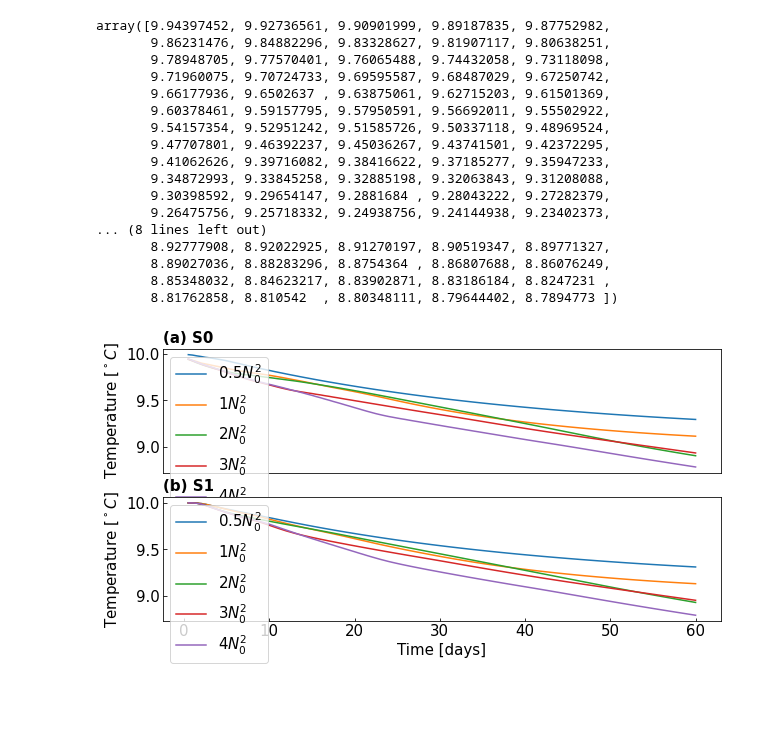
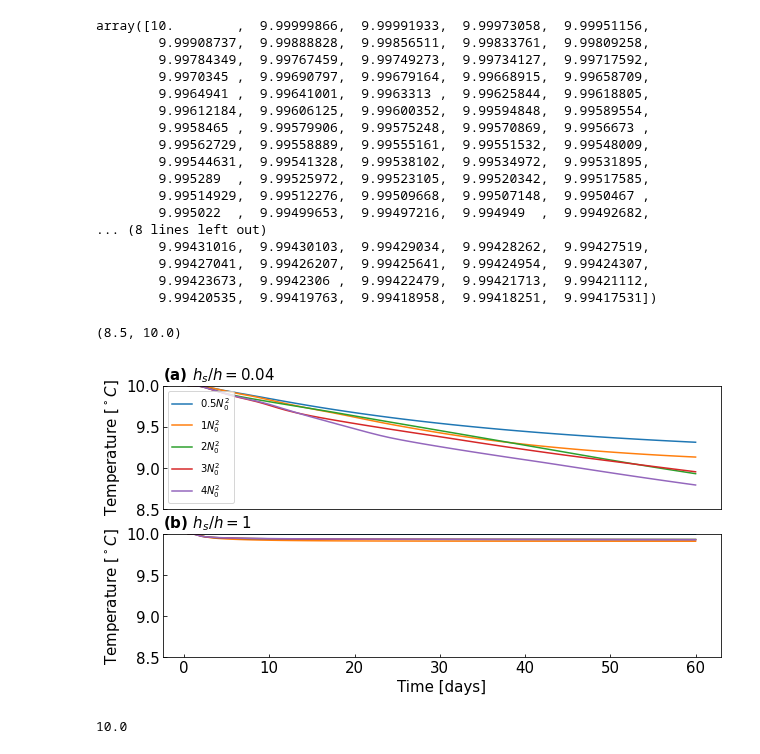
Before and after one commit to weiyangbao/Jupyter-Iceplume, a Jupyter notebook: Fjord Modeling/deep_fjord_temp_TS.ipynb, the cells around one changed output. Cells and saved outputs as stored; diff of their text form; code cells hidden in the pictures; blank space fills up the shorter version.

```diff
--- a/Fjord Modeling/deep_fjord_temp_TS.ipynb
+++ b/Fjord Modeling/deep_fjord_temp_TS.ipynb
@@ -66,61 +80,67 @@ TsS15 = vol_temp(path1, 5, S1)
 # %%
 #np.arange(0.5,60.5,0.5), day
-TsS01
+Ts2S15
 # %% [output]
-array([9.94397452, 9.92736561, 9.90901999, 9.89187835, 9.87752982,
-       9.86231476, 9.84882296, 9.83328627, 9.81907117, 9.80638251,
-       9.78948705, 9.77570401, 9.76065488, 9.74432058, 9.73118098,
-       9.71960075, 9.70724733, 9.69595587, 9.68487029, 9.67250742,
-       9.66177936, 9.6502637 , 9.63875061, 9.62715203, 9.61501369,
-       9.60378461, 9.59157795, 9.57950591, 9.56692011, 9.55502922,
-       9.54157354, 9.52951242, 9.51585726, 9.50337118, 9.48969524,
-       9.47707801, 9.46392237, 9.45036267, 9.43741501, 9.42372295,
-       9.41062626, 9.39716082, 9.38416622, 9.37185277, 9.35947233,
-       9.34872993, 9.33845258, 9.32885198, 9.32063843, 9.31208088,
-       9.30398592, 9.29654147, 9.2881684 , 9.28043222, 9.27282379,
-       9.26475756, 9.25718332, 9.24938756, 9.24144938, 9.23402373,
+array([10.        ,  9.99999866,  9.99991933,  9.99973058,  9.99951156,
+        9.99908737,  9.99888828,  9.99856511,  9.99833761,  9.99809258,
+        9.99784349,  9.99767459,  9.99749273,  9.99734127,  9.99717592,
+        9.9970345 ,  9.99690797,  9.99679164,  9.99668915,  9.99658709,
+        9.9964941 ,  9.99641001,  9.9963313 ,  9.99625844,  9.99618805,
+        9.99612184,  9.99606125,  9.99600352,  9.99594848,  9.99589554,
+        9.9958465 ,  9.99579906,  9.99575248,  9.99570869,  9.9956673 ,
+        9.99562729,  9.99558889,  9.99555161,  9.99551532,  9.99548009,
+        9.99544631,  9.99541328,  9.99538102,  9.99534972,  9.99531895,
+        9.995289  ,  9.99525972,  9.99523105,  9.99520342,  9.99517585,
+        9.99514929,  9.99512276,  9.99509668,  9.99507148,  9.9950467 ,
+        9.995022  ,  9.99499653,  9.99497216,  9.994949  ,  9.99492682,
 ... (8 lines left out)
-       8.92777908, 8.92022925, 8.91270197, 8.90519347, 8.89771327,
-       8.89027036, 8.88283296, 8.8754364 , 8.86807688, 8.86076249,
-       8.85348032, 8.84623217, 8.83902871, 8.83186184, 8.8247231 ,
-       8.81762858, 8.810542  , 8.80348111, 8.79644402, 8.7894773 ])
+        9.99431016,  9.99430103,  9.99429034,  9.99428262,  9.99427519,
+        9.99427041,  9.99426207,  9.99425641,  9.99424954,  9.99424307,
+        9.99423673,  9.9942306 ,  9.99422479,  9.99421713,  9.99421112,
+        9.99420535,  9.99419763,  9.99418958,  9.99418251,  9.99417531])
 # %%
 # Making time-series plot
 fig0 = plt.figure(figsize=(10,5))
 fig0.tight_layout()
 
 # Plot Ts at section S0
 ax1 = fig0.add_subplot(211)
 
-ax1.plot(day,TsS05,label=r'$0.5N_0^2$')
-ax1.plot(day,TsS04,label=r'$1N_0^2$')
-ax1.plot(day,TsS03,label=r'$2N_0^2$')
-ax1.plot(day,TsS02,label=r'$3N_0^2$')
-ax1.plot(day,TsS01,label=r'$4N_0^2$')
-ax1.legend(loc='best',fontsize=15)
+ax1.plot(day,TsS15,label=r'$0.5N_0^2$')
+ax1.plot(day,TsS14,label=r'$1N_0^2$')
+ax1.plot(day,TsS13,label=r'$2N_0^2$')
+ax1.plot(day,TsS12,label=r'$3N_0^2$')
+ax1.plot(day,TsS11,label=r'$4N_0^2$')
+ax1.legend(loc='center left',fontsize=10)
 
 #ax1.axvline(x=0,color='k',linestyle=':')
 #ax1.set_xlabel(r'Time [days]', size=15)
 ax1.xaxis.set_visible(False)
 ax1.set_ylabel(r'Temperature [$^\circ C$]', size=15)
-ax1.set_title('(a) S0', loc='left', size=15, weight='bold')
+ax1.set_title('(a) $h_s/h=0.04$', loc='left', size=15, weight='bold')
 ax1.tick_params(direction='in', labelsize=15)
-
+ax1.set_ylim(8.5,10)
 
 # Plot Ts at section S1
 ax2 = fig0.add_subplot(212)
 
-ax2.plot(day,TsS15,label=r'$0.5N_0^2$')
-ax2.plot(day,TsS14,label=r'$1N_0^2$')
-ax2.plot(day,TsS13,label=r'$2N_0^2$')
-ax2.plot(day,TsS12,label=r'$3N_0^2$')
-ax2.plot(day,TsS11,label=r'$4N_0^2$')
-ax2.legend(loc='best',fontsize=15)
+ax2.plot(day,Ts2S15,label=r'$0.5N_0^2$')
+ax2.plot(day,Ts2S14,label=r'$1N_0^2$')
+ax2.plot(day,Ts2S13,label=r'$2N_0^2$')
+ax2.plot(day,Ts2S12,label=r'$3N_0^2$')
+ax2.plot(day,Ts2S11,label=r'$4N_0^2$')
+#ax2.legend(loc='best',fontsize=15)
 
 #ax1.axvline(x=0,color='k',linestyle=':')
 ax2.set_xlabel(r'Time [days]', size=15)
 ax2.set_ylabel(r'Temperature [$^\circ C$]', size=15)
-ax2.set_title('(b) S1', loc='left', size=15, weight='bold')
+ax2.set_title('(b) $h_s/h=1$', loc='left', size=15, weight='bold')
 ax2.tick_params(direction='in', labelsize=15)
+ax2.set_ylim(8.5,10)
 # %% [output]
+(8.5, 10.0)
-[figure, old version]
+[figure, new version]
+# %%
+day[19]
+# %% [output]
+10.0
```
Also changed, not shown: parts of 3 cells of this notebook.
